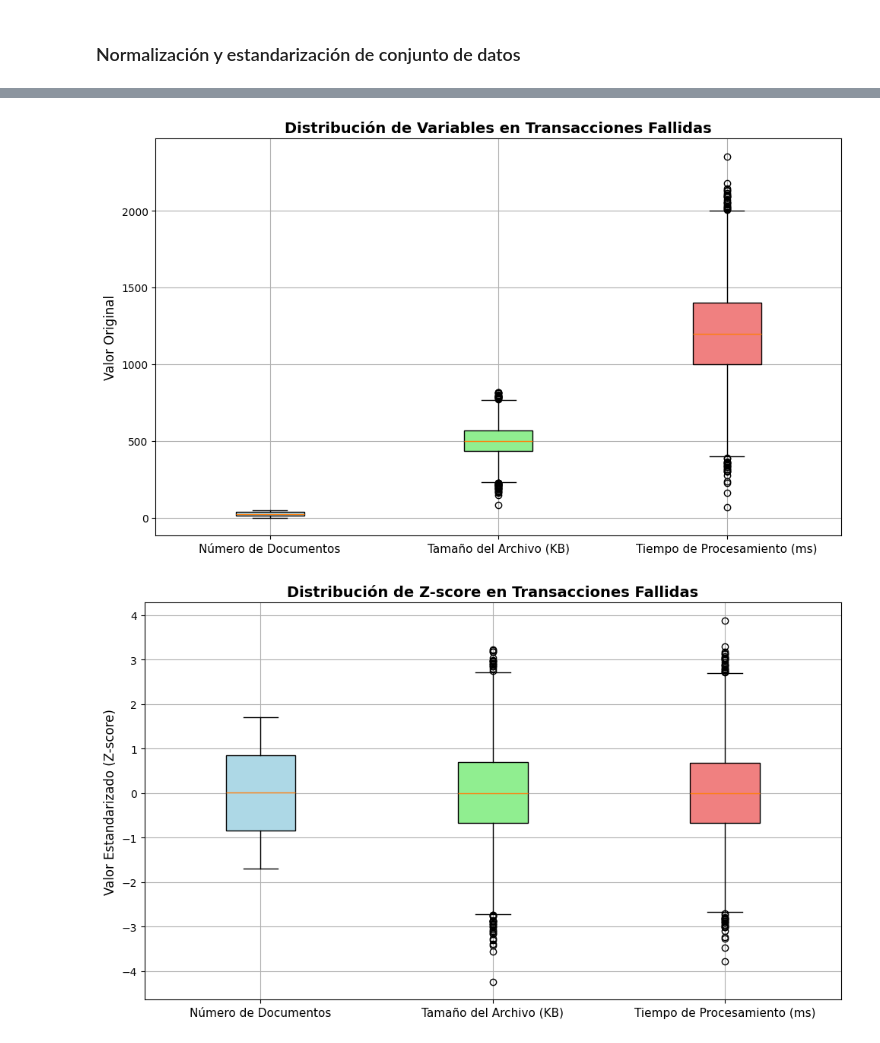
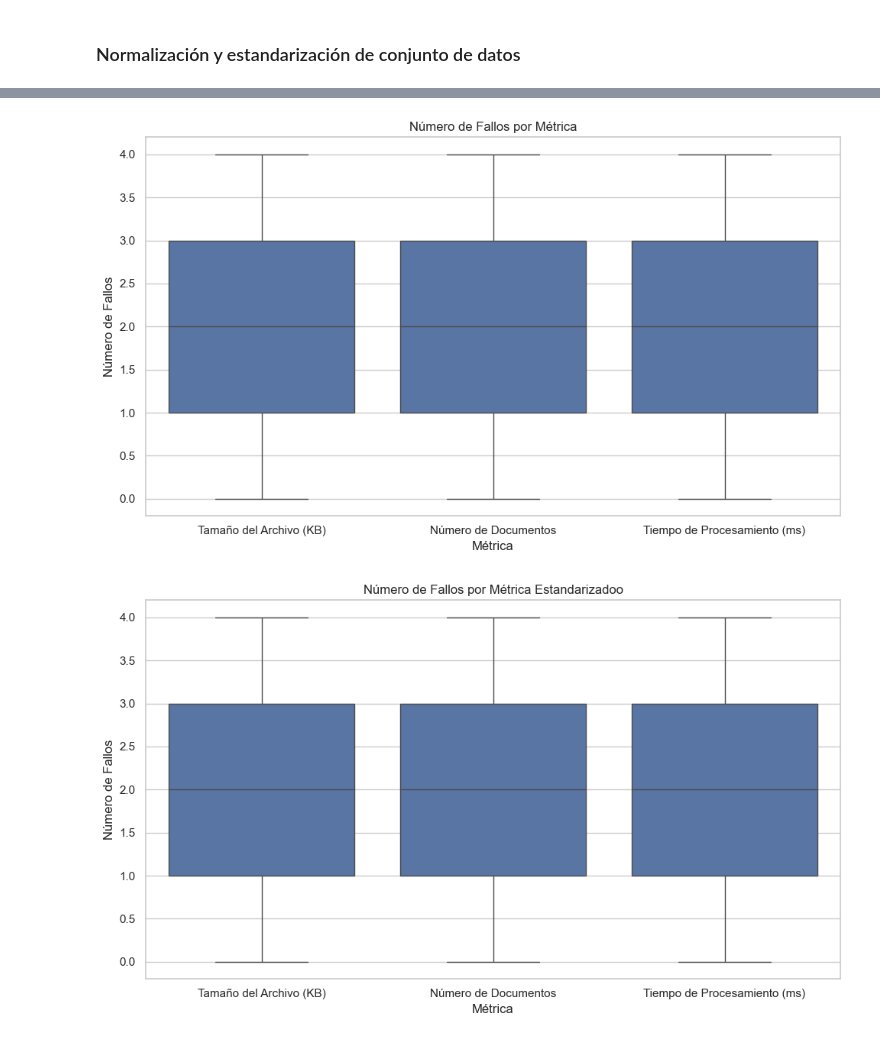
Before and after one commit to isccastillo1977/evidencia1-analisis-estadistico-al05089145, a Jupyter notebook: evidencia1-al05089145-JesusCastillo.ipynb, the cells around one changed output, grey strips where cells are left out. Saved outputs shown, nothing was run; the diff lists cells and outputs as text; code cells hidden in the pictures.

```diff
--- a/evidencia1-al05089145-JesusCastillo.ipynb
+++ b/evidencia1-al05089145-JesusCastillo.ipynb
@@ -6,7 +6,7 @@ import matplotlib.pyplot as plt
 from scipy.stats import shapiro, probplot
 
 
-df = pd.read_csv("edi_transacciones_2025_completo_final_actualizado_v2.csv")
+df = pd.read_csv("edi_transacciones_2025.csv")
 # %% [markdown]
 <h3>Descripción del dataset</h3>
 <h5>Este comando nos muestra la cantidad de columnas y renglones nulos en el archivo</h5>
@@ -361,60 +339,39 @@ Las columnas estandarizadas (_Estandarizado).
 # %%
 import pandas as pd
 import matplotlib.pyplot as plt
+import seaborn as sns
 
+# Transformar el dataframe a formato largo para facilitar el boxplot
+df_melted = dflimpio.melt(id_vars='Tipo de Error_Num',
+                          value_vars=['Tamaño del Archivo (KB)', 'Número de Documentos', 'Tiempo de Procesamiento (ms)'],
+                          var_name='Métrica',
+                          value_name='Valor')
 
-
-#Grficar el boxplot antes de Normalizado y Estandarizado
-# Columnas a graficar
-columnas = df_falla.columns.tolist()
-
-# Crear boxplot con colores personalizados
-fig, ax = plt.subplots(figsize=(10, 6))
-box = ax.boxplot([df_falla[col] for col in columnas], patch_artist=True)
-
-# Aplicar colores a cada boxplot
-colors = ['lightblue', 'lightgreen', 'lightcoral']
-for patch, color in zip(box['boxes'], colors):
-    patch.set_facecolor(color)
-
-# Personalizar el gráfico
-ax.set_title('Distribución de Variables en Transacciones Fallidas', fontsize=14, fontweight='bold')
-ax.set_ylabel('Valor Original', fontsize=12)
-ax.set_xticks(range(1, len(columnas) + 1))
-ax.set_xticklabels(columnas, rotation=0, fontsize=11)
-ax.grid(True)
+# Crear el boxplot con las métricas en el eje X y número de fallos en el eje Y
+plt.figure(figsize=(10, 6))
+sns.boxplot(x='Métrica', y='Tipo de Error_Num', data=df_melted)
+plt.title('Número de Fallos por Métrica')
+plt.xlabel('Métrica')
+plt.ylabel('Número de Fallos')
 plt.tight_layout()
 plt.show()
 
 
+# Transformar el dataframe a formato largo
+df_melted_estandarizado = df_estandarizado.melt(id_vars='Tipo de Error_Num',
+                                  value_vars=['Tamaño del Archivo (KB)', 'Número de Documentos', 'Tiempo de Procesamiento (ms)'],
+                                  var_name='Métrica',
+                                  value_name='Valor')
 
-
-
-# Seleccionar solo las columnas estandarizadas del DataFrame de fallas
-columnas_zscore = [
-    'Número de Documentos_E',
-    'Tamaño del Archivo (KB)_E',
-    'Tiempo de Procesamiento (ms)_E'
-]
-
-# Crear boxplot con colores personalizados
-fig, ax = plt.subplots(figsize=(10, 6))
-box = ax.boxplot([df_resultado_falla[col] for col in columnas_zscore], patch_artist=True)
-
-# Aplicar colores a cada boxplot
-colors = ['lightblue', 'lightgreen', 'lightcoral']
-for patch, color in zip(box['boxes'], colors):
-    patch.set_facecolor(color)
-
-# Personalizar el gráfico
-ax.set_title('Distribución de Z-score en Transacciones Fallidas', fontsize=14, fontweight='bold')
-ax.set_ylabel('Valor Estandarizado (Z-score)', fontsize=12)
-ax.set_xticks(range(1, len(columnas_zscore) + 1))
-ax.set_xticklabels([col.replace('_E', '') for col in columnas_zscore], rotation=0, fontsize=11)
-ax.grid(True)
+# Crear el boxplot con las métricas en el eje X y número de fallos en el eje Y
+plt.figure(figsize=(10, 6))
+sns.boxplot(x='Métrica', y='Tipo de Error_Num', data=df_melted_estandarizado)
+plt.title('Número de Fallos por Métrica Estandarizadoo')
+plt.xlabel('Métrica')
+plt.ylabel('Número de Fallos')
 plt.tight_layout()
 plt.show()
 # %% [output]
-[figure, old version]
+[figure, new version]
-[figure, old version]
+[figure, new version]
 # %%
```
Also changed, not shown: parts of 20 cells of this notebook, 2 other files.
